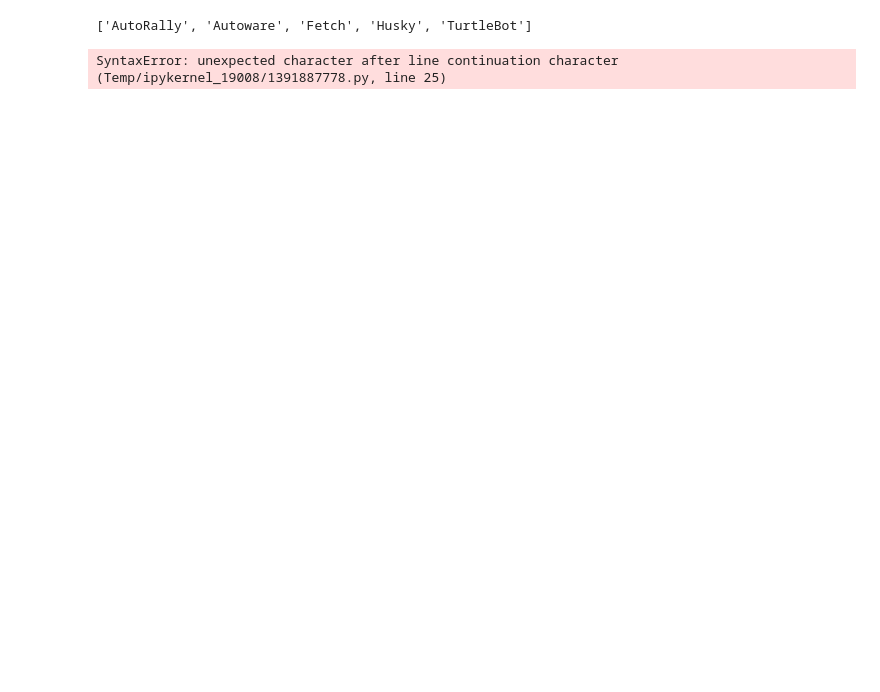
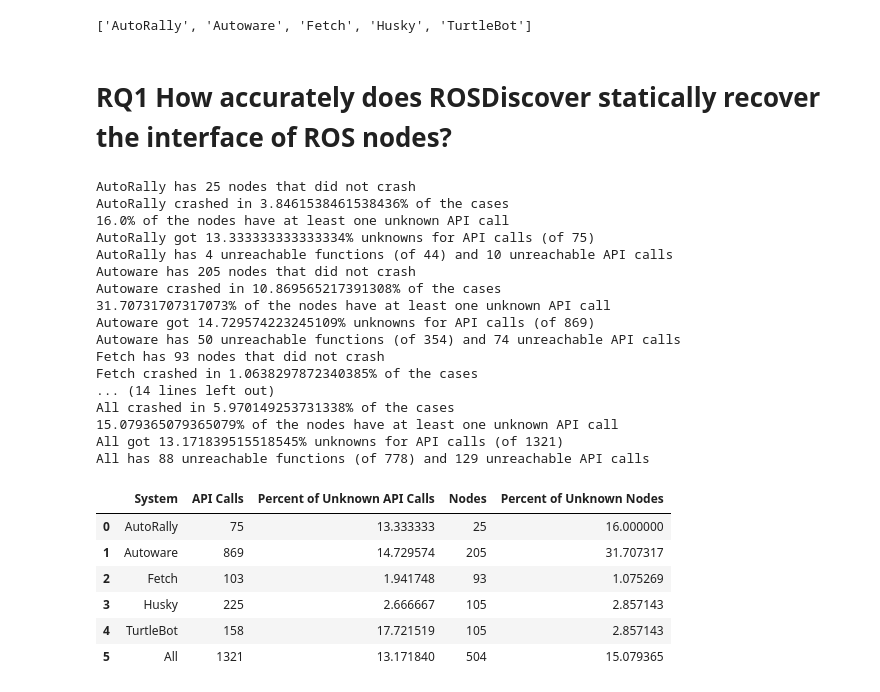
Before and after one commit to cmu-rss-lab/rosdiscover-evaluation, a Jupyter notebook: results/DataAnalysis.ipynb, the cells around one changed output. Drawn from its saved outputs; the diff is of its cells as text; code cells hidden in the pictures; blank space fills up the shorter version.

```diff
--- a/results/DataAnalysis.ipynb
+++ b/results/DataAnalysis.ipynb
@@ -80,3 +34,5 @@ def histUnknownNZ(df):
     percent_unknown = df_no_crash["unknown_api_calls"] / df_no_crash["api_calls"] * 100
     percent_unknown_no_0 = percent_unknown[percent_unknown > 0]
     return hist(percent_unknown_no_0,1.5)
+# %% [markdown]
+# RQ1 How accurately does ROSDiscover statically recover the interface of ROS nodes?
@@ -83,31 +78,50 @@ def histUnknownNZ(df):
 # %%
 csv_content= "System,API Calls,Percent of Unknown API Calls,Unreachable Functions,Unreachable API Calls\n"
 csv_content_= "System,API Calls,Percent of Unknown API Calls,Nodes,Percent of Unknown Nodes\n"
 csv_content_2= "System,API Calls,Percent of Unknown API Calls,Nodes,Percent of Unknown Nodes\n"
-content= f"\\newcommand\\RQINumSystems{{{len(rq1_systems)}}}\n"
 
 all_dfs = []
 for name in rq1_systems:
-    df = getData(name)
+    df = getRQ1Data(name)
     all_dfs.append(df)
-    csv_content, csv_content_, csv_content_2, content = process_data(df, name, csv_content, csv_content_, csv_content_2, content)
+    csv_content, csv_content_, csv_content_2 = processRQ1data(df, name, csv_content, csv_content_, csv_content_2)
 
 df_all = pd.concat(all_dfs).drop_duplicates(subset=['package','node'])
-csv_content, csv_content_, csv_content_2, content = process_data(df_all, "All", csv_content, csv_content_, csv_content_2, content)
-with open(f'RQ1_results.tex', 'w') as file:
-    file.write(content)
+csv_content, csv_content_, csv_content_2 = processRQ1data(df_all, "All", csv_content, csv_content_, csv_content_2)
 
 with open('data\RQ1A.csv', 'w') as file:
     file.write(csv_content)
 
 with open('data\RQ1Along.csv', 'w') as file:
     file.write(csv_content_)
 
 with open('data\RQ1Percent.csv', 'w') as file:
     file.write(csv_content_2)
-os.makedirs("images")
-histUnknown(df_all).figure.savefig('images/RQ1AHist.pdf', bbox_inches='tight')
-plt.clf()
-histUnknownNZ(df_all).figure.savefig('images/RQ1AHist_nz.pdf', bbox_inches='tight')
+if not os.path.isdir("images"):
+    os.makedirs("images")
+pd.read_csv("data\RQ1Along.csv")
 # %% [output]
-SyntaxError: unexpected character after line continuation character (Temp/ipykernel_19008/1391887778.py, line 25)
+AutoRally has 25 nodes that did not crash
+AutoRally crashed in 3.8461538461538436% of the cases
+16.0% of the nodes have at least one unknown API call
+AutoRally got 13.333333333333334% unknowns for API calls (of 75)
+AutoRally has 4 unreachable functions (of 44) and 10 unreachable API calls
+Autoware has 205 nodes that did not crash
+Autoware crashed in 10.869565217391308% of the cases
+31.70731707317073% of the nodes have at least one unknown API call
+Autoware got 14.729574223245109% unknowns for API calls (of 869)
+Autoware has 50 unreachable functions (of 354) and 74 unreachable API calls
+Fetch has 93 nodes that did not crash
+Fetch crashed in 1.0638297872340385% of the cases
+... (14 lines left out)
+All crashed in 5.970149253731338% of the cases
+15.079365079365079% of the nodes have at least one unknown API call
+All got 13.171839515518545% unknowns for API calls (of 1321)
+All has 88 unreachable functions (of 778) and 129 unreachable API calls
+|  | System | API Calls | Percent of Unknown API Calls | Nodes | Percent of Unknown Nodes |
+| 0 | AutoRally | 75 | 13.333333 | 25 | 16.000000 |
+| 1 | Autoware | 869 | 14.729574 | 205 | 31.707317 |
+| 2 | Fetch | 103 | 1.941748 | 93 | 1.075269 |
+| 3 | Husky | 225 | 2.666667 | 105 | 2.857143 |
+| 4 | TurtleBot | 158 | 17.721519 | 105 | 2.857143 |
+| 5 | All | 1321 | 13.171840 | 504 | 15.079365 |
```
Also changed, not shown: parts of 45 cells of this notebook.
